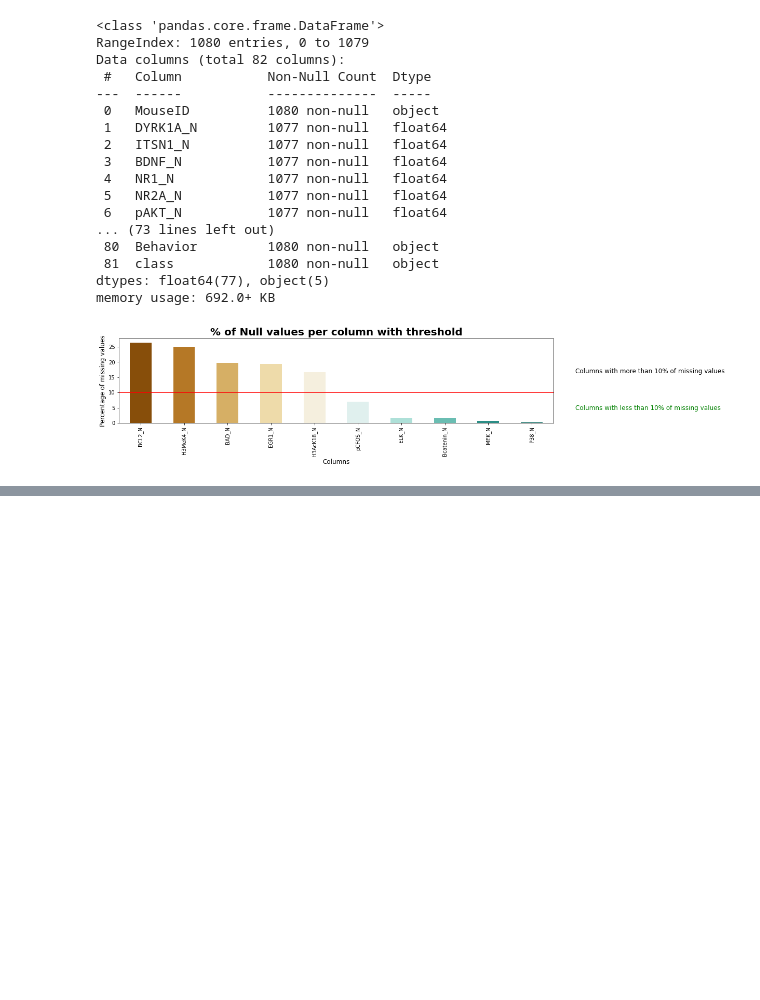
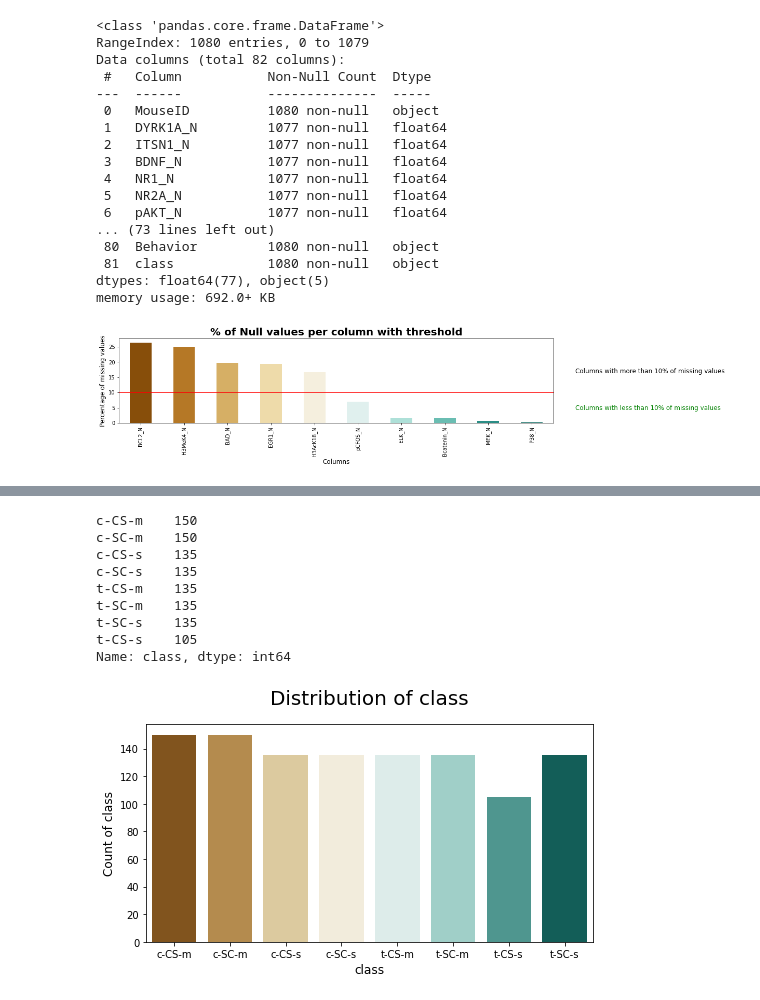
Before and after one commit to polo-music/color-detection, a Jupyter notebook: mice_classification.ipynb, the cells around one changed output, grey strips where cells are left out. Cells and saved outputs as stored; diff of their text form; code cells hidden in the pictures; blank space fills up the shorter version.

```diff
--- a/mice_classification.ipynb
+++ b/mice_classification.ipynb
@@ -61,3 +61,6 @@ def null_values(dataframe, threshold = 1, color = 'blue'):
 null_values(df, 10, color = sns.color_palette('BrBG', 10))
 # %% [output]
 [figure]
+# %%
+# Drop all the columns above the threshold of 10%
+df1 = df.dropna(how = 'any', axis = 1, thresh = df.shape[0] * 0.9)
@@ -63,0 +103,3 @@ null_values(df, 10, color = sns.color_palette('BrBG', 10))
+# %%
+# Create a new dataframe with the means of all the columns that have missing values
+df2 = df1.fillna(df1.mean())
@@ -63,0 +128,22 @@ null_values(df, 10, color = sns.color_palette('BrBG', 10))
+# %%
+def plot_figure(column_name, dataframe, palette = 'BrBG'):
+  plt.figure(figsize = (8,4))
+  ax = sns.countplot(x = column_name, data = dataframe, palette = palette)
+  ax.set_title(f'Distribution of {column_name}', fontsize = 20, pad = 20)
+  ax.set_xlabel(f'{column_name}', fontsize = 12)
+  ax.set_ylabel(f'Count of {column_name}', fontsize = 12)
+
+  print(dataframe[column_name].value_counts())
+# %%
+plot_figure('class', df2)
+# %% [output]
+c-CS-m    150
+c-SC-m    150
+c-CS-s    135
+c-SC-s    135
+t-CS-m    135
+t-SC-m    135
+t-SC-s    135
+t-CS-s    105
+Name: class, dtype: int64
+[figure, added]
```
Also changed, not shown: parts of 7 cells of this notebook.
